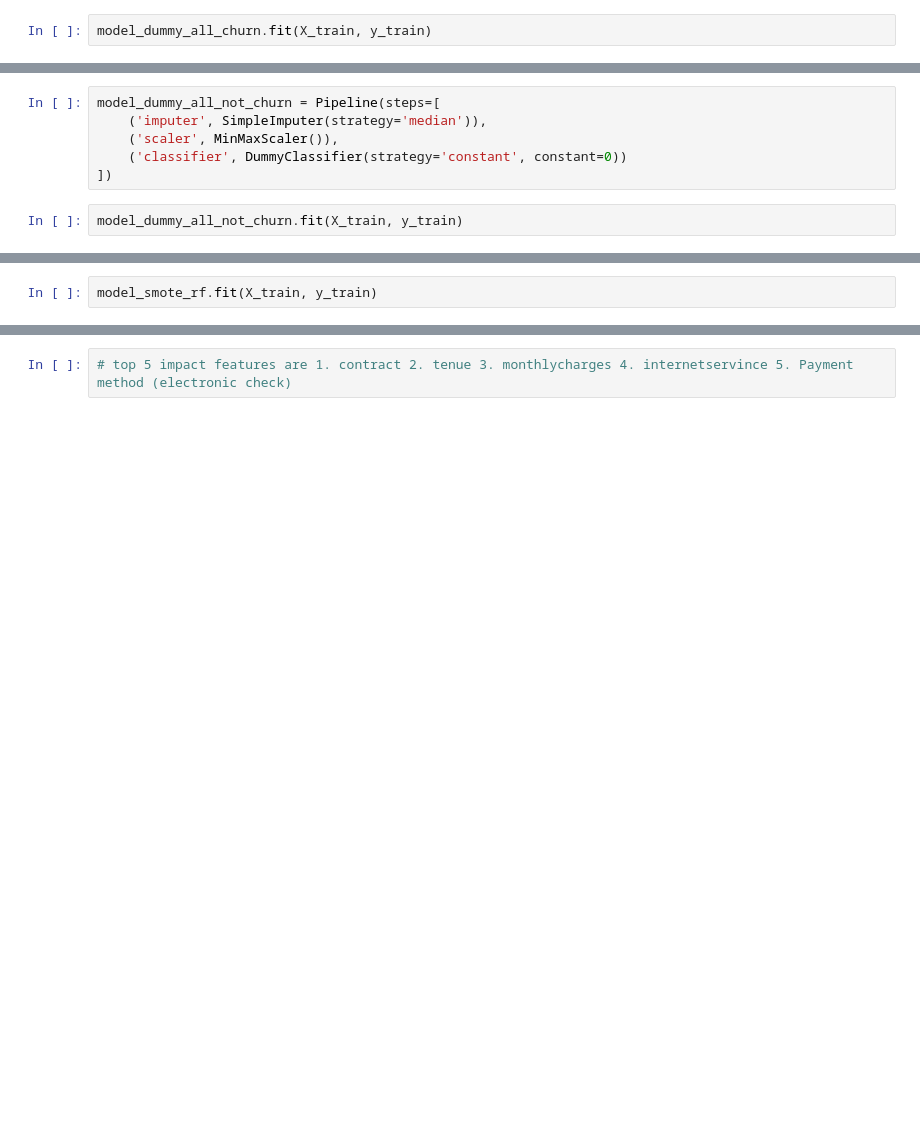
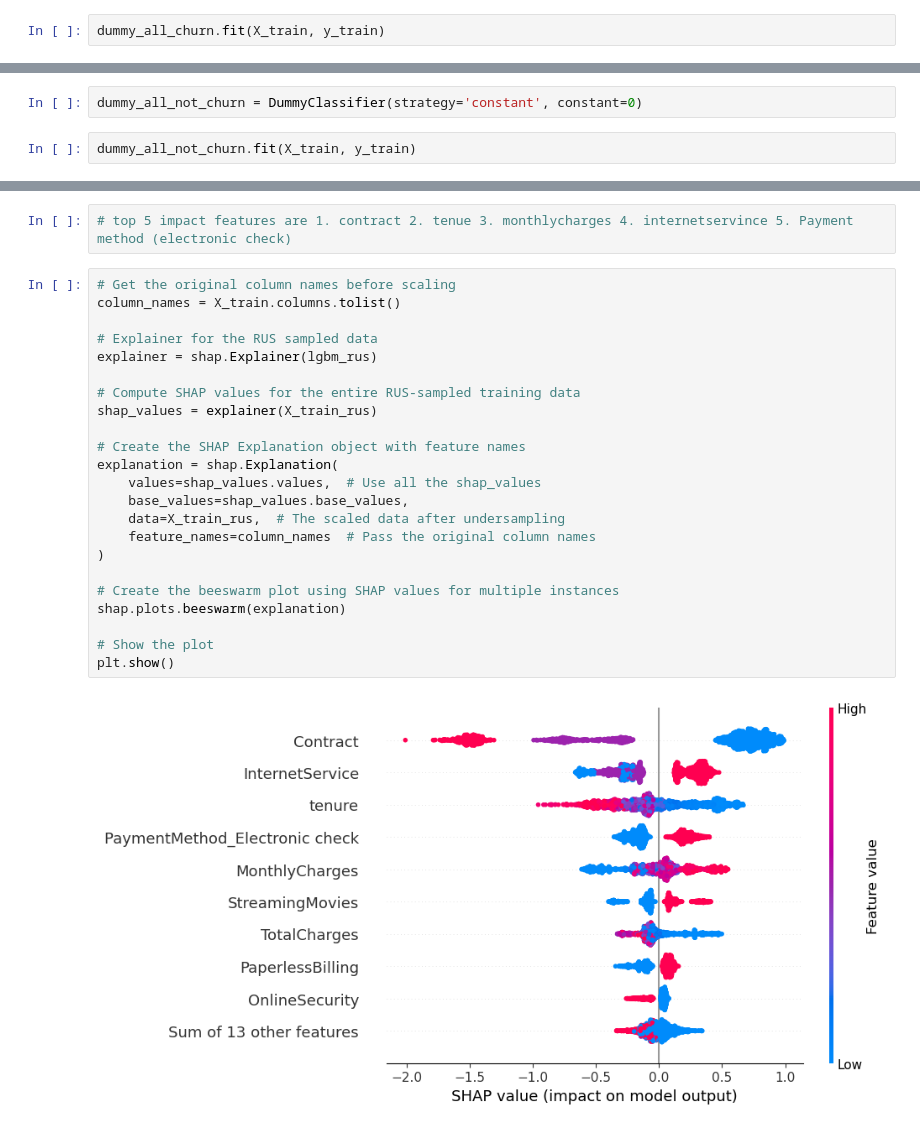
Before and after one commit to peerapat-t/Data-science-project, a Jupyter notebook: Telco-churn-prediction/Telco churn prediction.ipynb, the cells around one changed output, grey strips where cells are left out. Drawn from its saved outputs; the diff is of its cells as text; blank space fills up the shorter version.

Commit message:
upload churn telco

```diff
--- a/Telco-churn-prediction/Telco churn prediction.ipynb
+++ b/Telco-churn-prediction/Telco churn prediction.ipynb
@@ -520,2 +541,2 @@ model_dummy_all_churn = Pipeline(steps=[
 # %%
-model_dummy_all_churn.fit(X_train, y_train)
+dummy_all_churn.fit(X_train, y_train)
@@ -522,10 +545,6 @@ model_dummy_all_churn.fit(X_train, y_train)
 # %% [markdown]
 Step 3.2: predicts only 0
 # %%
-model_dummy_all_not_churn = Pipeline(steps=[
-    ('imputer', SimpleImputer(strategy='median')),
-    ('scaler', MinMaxScaler()),
-    ('classifier', DummyClassifier(strategy='constant', constant=0))
-])
+dummy_all_not_churn = DummyClassifier(strategy='constant', constant=0)
 # %%
-model_dummy_all_not_churn.fit(X_train, y_train)
+dummy_all_not_churn.fit(X_train, y_train)
@@ -562,3 +578 @@ model_smote_rf = RandomizedSearchCV(
-# %%
-model_smote_rf.fit(X_train, y_train)
 # %%
@@ -871,2 +1130,27 @@ plt.show()
 # %%
 # top 5 impact features are 1. contract 2. tenue 3. monthlycharges 4. internetservince 5. Payment method (electronic check)
+# %%
+# Get the original column names before scaling
+column_names = X_train.columns.tolist()
+
+# Explainer for the RUS sampled data
+explainer = shap.Explainer(lgbm_rus)
+
+# Compute SHAP values for the entire RUS-sampled training data
+shap_values = explainer(X_train_rus)
+
+# Create the SHAP Explanation object with feature names
+explanation = shap.Explanation(
+    values=shap_values.values,  # Use all the shap_values
+    base_values=shap_values.base_values,
+    data=X_train_rus,  # The scaled data after undersampling
+    feature_names=column_names  # Pass the original column names
+)
+
+# Create the beeswarm plot using SHAP values for multiple instances
+shap.plots.beeswarm(explanation)
+
+# Show the plot
+plt.show()
+# %% [output]
+[figure, added]
```
Also changed, not shown: parts of 54 cells of this notebook, 6 other files.
